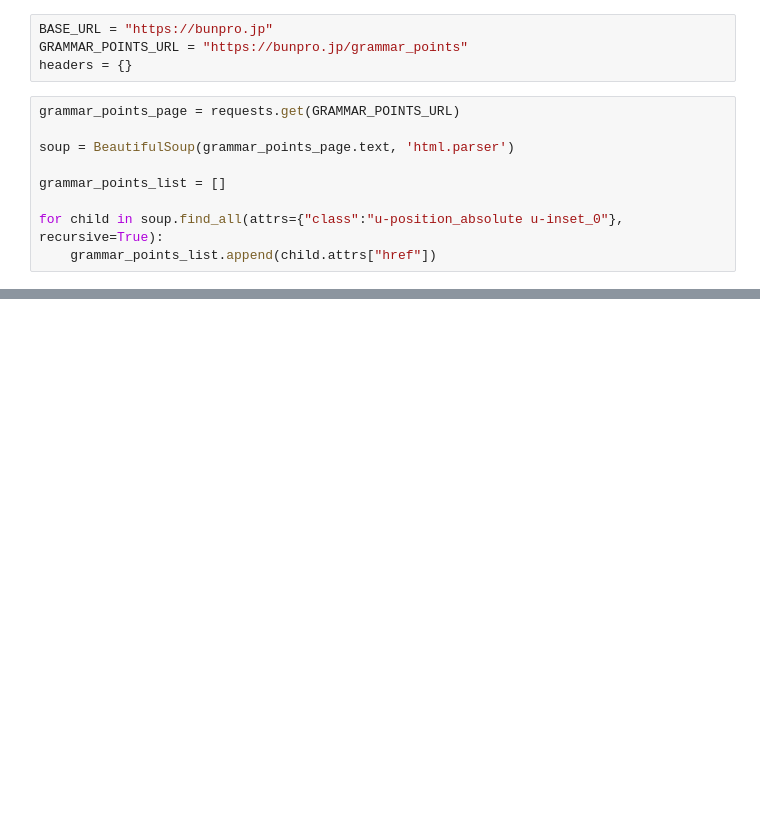
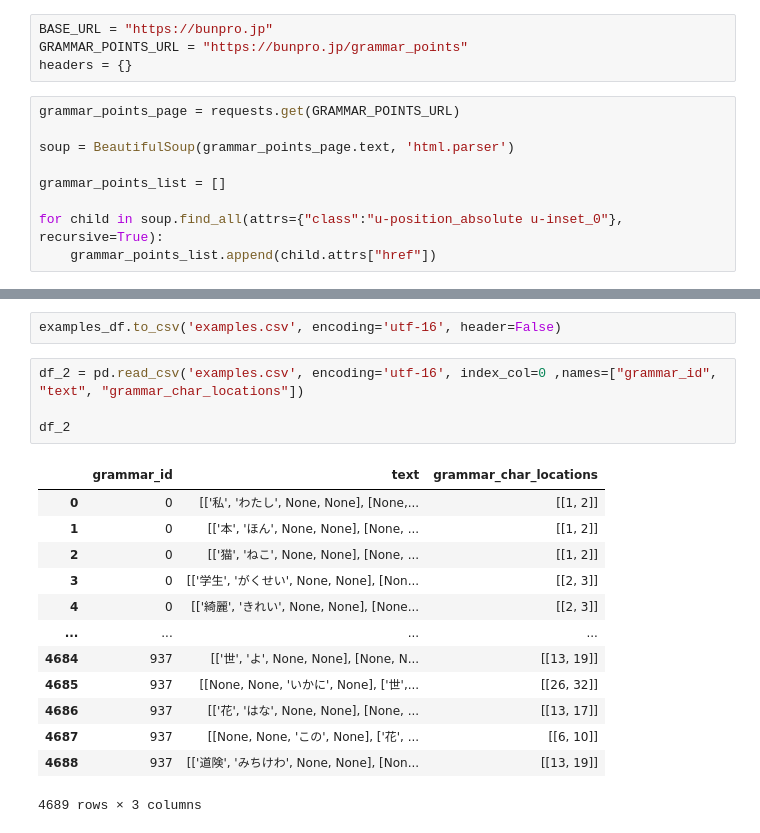
Before and after one commit to Max8Curtis/JapaneseTranslationActivity, a Jupyter notebook: scrape.ipynb, the cells around one changed output, grey strips where cells are left out. Drawn from its saved outputs; the diff is of its cells as text; blank space fills up the shorter version.

```diff
--- a/scrape.ipynb
+++ b/scrape.ipynb
@@ -121,0 +201,20 @@ grammar_data_df
+# %%
+examples_df.to_csv('examples.csv', encoding='utf-16', header=False)
+# %%
+df_2 = pd.read_csv('examples.csv', encoding='utf-16', index_col=0 ,names=["grammar_id", "text", "grammar_char_locations"])
+
+df_2
+# %% [output]
+|  | grammar_id | text | grammar_char_locations |
+| 0 | 0 | [['私', 'わたし', None, None], [None,... | [[1, 2]] |
+| 1 | 0 | [['本', 'ほん', None, None], [None, ... | [[1, 2]] |
+| 2 | 0 | [['猫', 'ねこ', None, None], [None, ... | [[1, 2]] |
+| 3 | 0 | [['学生', 'がくせい', None, None], [Non... | [[2, 3]] |
+| 4 | 0 | [['綺麗', 'きれい', None, None], [None... | [[2, 3]] |
+| ... | ... | ... | ... |
+| 4684 | 937 | [['世', 'よ', None, None], [None, N... | [[13, 19]] |
+| 4685 | 937 | [[None, None, 'いかに', None], ['世',... | [[26, 32]] |
+| 4686 | 937 | [['花', 'はな', None, None], [None, ... | [[13, 17]] |
+| 4687 | 937 | [[None, None, 'この', None], ['花', ... | [[6, 10]] |
+| 4688 | 937 | [['道険', 'みちけわ', None, None], [Non... | [[13, 19]] |
+4689 rows × 3 columns
```
Also changed, not shown: parts of 10 cells of this notebook, 1 other file.
